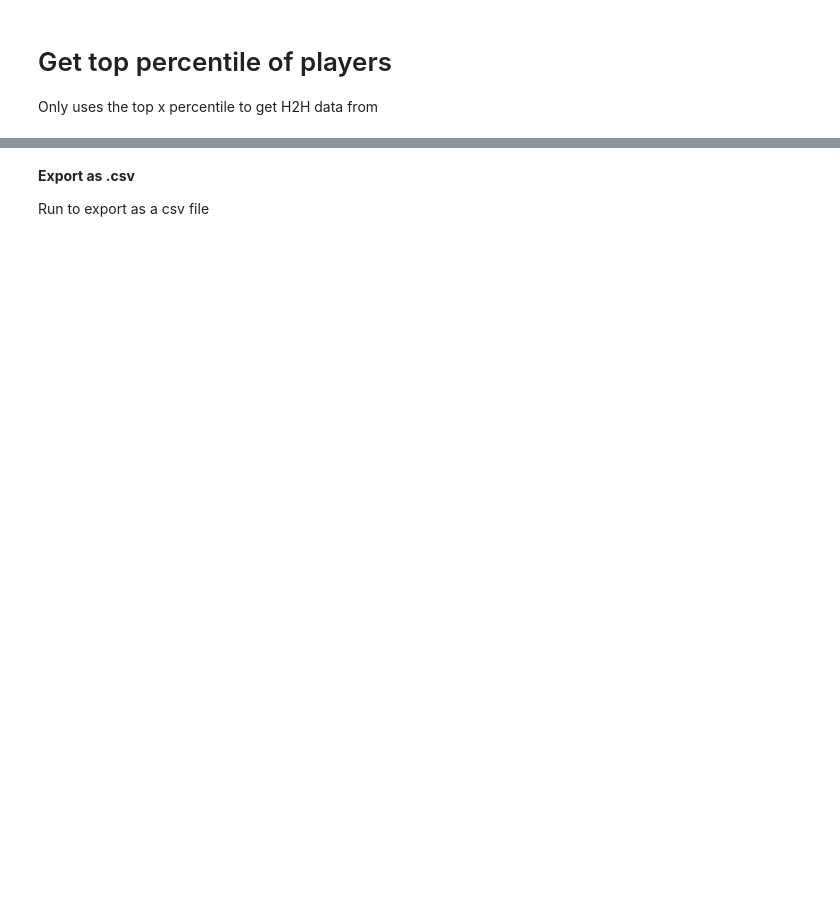
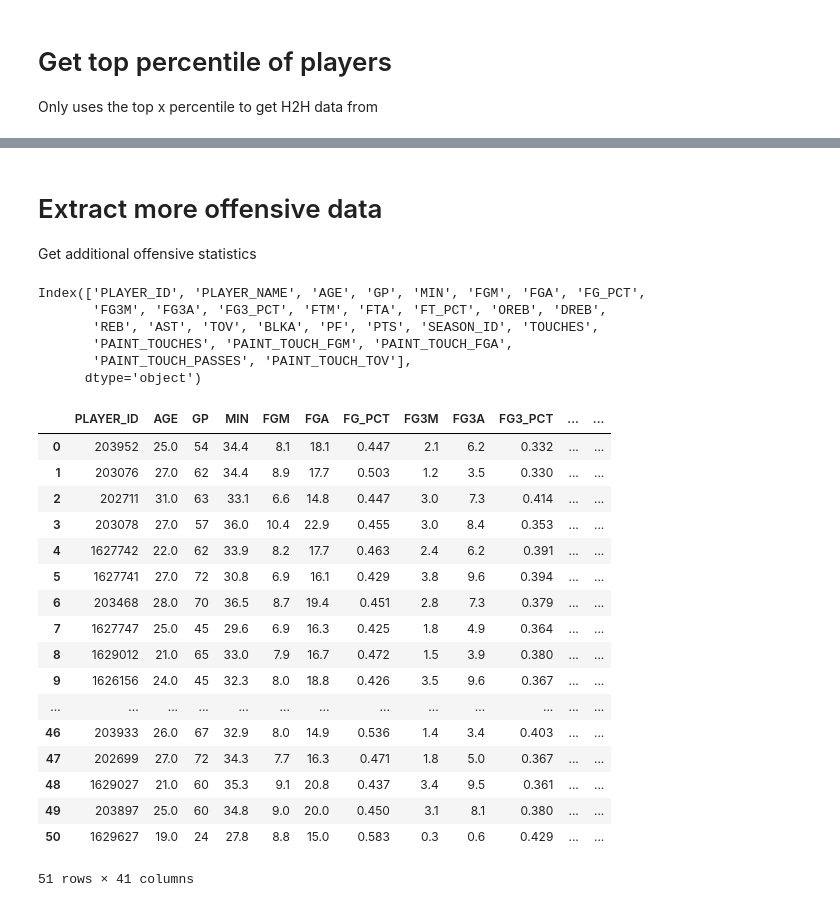
Before and after one commit to Darrick-Oliver/senior-project, a Jupyter notebook: Offensive Scraper.ipynb, the cells around one changed output, grey strips where cells are left out. Saved outputs shown, nothing was run; the diff lists cells and outputs as text; code cells hidden in the pictures; blank space fills up the shorter version.

```diff
--- a/Offensive Scraper.ipynb
+++ b/Offensive Scraper.ipynb
@@ -104,7 +98,7 @@ for ID in off_df['PLAYER_ID']:
     else:
         combine = pd.DataFrame(data=data, columns=columns)
         h2h_df = h2h_df.append(combine, ignore_index = True)
-    time.sleep(10)
+    time.sleep(1)
 
 h2h_df
 # %% [output]
@@ -125,8 +135,66 @@ h2h_df
 # %%
 h2h_df.to_csv(loc + season + '_' + str(percentile) + '_h2h_stats.csv', index=False)
 # %% [markdown]
-**Export as .csv**
+# Extract more offensive data
 
-Run to export as a csv file
+Get additional offensive statistics
+# %%
+r = requests.get('https://stats.nba.com/stats/leaguedashptstats?College=&Conference=&Country=&DateFrom=&DateTo=&Division=&DraftPick=&DraftYear=&GameScope=&Height=&LastNGames=0&LeagueID=00&Location=&Month=0&OpponentTeamID=0&Outcome=&PORound=0&PerMode=PerGame&PlayerExperience=&PlayerOrTeam=Player&PlayerPosition=&PtMeasureType=PaintTouch&Season=' + season + '&SeasonSegment=&SeasonType=Regular+Season&StarterBench=&TeamID=0&VsConference=&VsDivision=&Weight=', headers=headers, timeout=10)
+# %%
+r_dict = json.loads(r.content)
+
+data = r_dict['resultSets'][0]['rowSet']
+columns = r_dict['resultSets'][0]['headers']
+
+stats = pd.DataFrame(data=data, columns=columns)
+
+# Remove unnecessary columns
+stats = stats[['PLAYER_ID', 'TOUCHES', 'PAINT_TOUCHES', 'PAINT_TOUCH_FGM', 'PAINT_TOUCH_FGA', 'PAINT_TOUCH_PASSES', 'PAINT_TOUCH_TOV']]
+off_df = pd.merge(off_df, stats, on=['PLAYER_ID'])
+off_df.columns
+# %% [output]
+Index(['PLAYER_ID', 'PLAYER_NAME', 'AGE', 'GP', 'MIN', 'FGM', 'FGA', 'FG_PCT',
+       'FG3M', 'FG3A', 'FG3_PCT', 'FTM', 'FTA', 'FT_PCT', 'OREB', 'DREB',
+       'REB', 'AST', 'TOV', 'BLKA', 'PF', 'PTS', 'SEASON_ID', 'TOUCHES',
+       'PAINT_TOUCHES', 'PAINT_TOUCH_FGM', 'PAINT_TOUCH_FGA',
+       'PAINT_TOUCH_PASSES', 'PAINT_TOUCH_TOV'],
+      dtype='object')
+# %%
+r = requests.get('https://stats.nba.com/stats/leaguedashptstats?College=&Conference=&Country=&DateFrom=&DateTo=&Division=&DraftPick=&DraftYear=&GameScope=&Height=&LastNGames=0&LeagueID=00&Location=&Month=0&OpponentTeamID=0&Outcome=&PORound=0&PerMode=PerGame&PlayerExperience=&PlayerOrTeam=Player&PlayerPosition=&PtMeasureType=Efficiency&Season=' + season + '&SeasonSegment=&SeasonType=Regular+Season&StarterBench=&TeamID=0&VsConference=&VsDivision=&Weight=', headers=headers, timeout=10)
+# %%
+r_dict = json.loads(r.content)
+
+data = r_dict['resultSets'][0]['rowSet']
+columns = r_dict['resultSets'][0]['headers']
+
+stats = pd.DataFrame(data=data, columns=columns)
+stats = stats[['PLAYER_ID', 'DRIVE_PTS', 'DRIVE_FG_PCT', 'CATCH_SHOOT_PTS',
+                 'CATCH_SHOOT_FG_PCT', 'PULL_UP_PTS', 'PULL_UP_FG_PCT',
+                 'PAINT_TOUCH_PTS', 'PAINT_TOUCH_FG_PCT', 'POST_TOUCH_PTS',
+                 'POST_TOUCH_FG_PCT', 'ELBOW_TOUCH_PTS', 'ELBOW_TOUCH_FG_PCT',
+                 'EFF_FG_PCT']]
+off_df = pd.merge(off_df, stats, on=['PLAYER_ID'])
+
+off_df.drop(columns=['PLAYER_NAME'], inplace=True)
+off_df
+# %% [output]
+|  | PLAYER_ID | AGE | GP | MIN | FGM | FGA | FG_PCT | FG3M | FG3A | FG3_PCT | ... | ... |
+| 0 | 203952 | 25.0 | 54 | 34.4 | 8.1 | 18.1 | 0.447 | 2.1 | 6.2 | 0.332 | ... | ... |
+| 1 | 203076 | 27.0 | 62 | 34.4 | 8.9 | 17.7 | 0.503 | 1.2 | 3.5 | 0.330 | ... | ... |
+| 2 | 202711 | 31.0 | 63 | 33.1 | 6.6 | 14.8 | 0.447 | 3.0 | 7.3 | 0.414 | ... | ... |
+| 3 | 203078 | 27.0 | 57 | 36.0 | 10.4 | 22.9 | 0.455 | 3.0 | 8.4 | 0.353 | ... | ... |
+| 4 | 1627742 | 22.0 | 62 | 33.9 | 8.2 | 17.7 | 0.463 | 2.4 | 6.2 | 0.391 | ... | ... |
+| 5 | 1627741 | 27.0 | 72 | 30.8 | 6.9 | 16.1 | 0.429 | 3.8 | 9.6 | 0.394 | ... | ... |
+| 6 | 203468 | 28.0 | 70 | 36.5 | 8.7 | 19.4 | 0.451 | 2.8 | 7.3 | 0.379 | ... | ... |
+| 7 | 1627747 | 25.0 | 45 | 29.6 | 6.9 | 16.3 | 0.425 | 1.8 | 4.9 | 0.364 | ... | ... |
+| 8 | 1629012 | 21.0 | 65 | 33.0 | 7.9 | 16.7 | 0.472 | 1.5 | 3.9 | 0.380 | ... | ... |
+| 9 | 1626156 | 24.0 | 45 | 32.3 | 8.0 | 18.8 | 0.426 | 3.5 | 9.6 | 0.367 | ... | ... |
+| ... | ... | ... | ... | ... | ... | ... | ... | ... | ... | ... | ... | ... |
+| 46 | 203933 | 26.0 | 67 | 32.9 | 8.0 | 14.9 | 0.536 | 1.4 | 3.4 | 0.403 | ... | ... |
+| 47 | 202699 | 27.0 | 72 | 34.3 | 7.7 | 16.3 | 0.471 | 1.8 | 5.0 | 0.367 | ... | ... |
+| 48 | 1629027 | 21.0 | 60 | 35.3 | 9.1 | 20.8 | 0.437 | 3.4 | 9.5 | 0.361 | ... | ... |
+| 49 | 203897 | 25.0 | 60 | 34.8 | 9.0 | 20.0 | 0.450 | 3.1 | 8.1 | 0.380 | ... | ... |
+| 50 | 1629627 | 19.0 | 24 | 27.8 | 8.8 | 15.0 | 0.583 | 0.3 | 0.6 | 0.429 | ... | ... |
+51 rows × 41 columns
 # %%
 off_df.to_csv(loc + season + '_' + str(percentile) + '_off_stats.csv', index=False)
```
Also changed, not shown: parts of 5 cells of this notebook, 3 other files.
